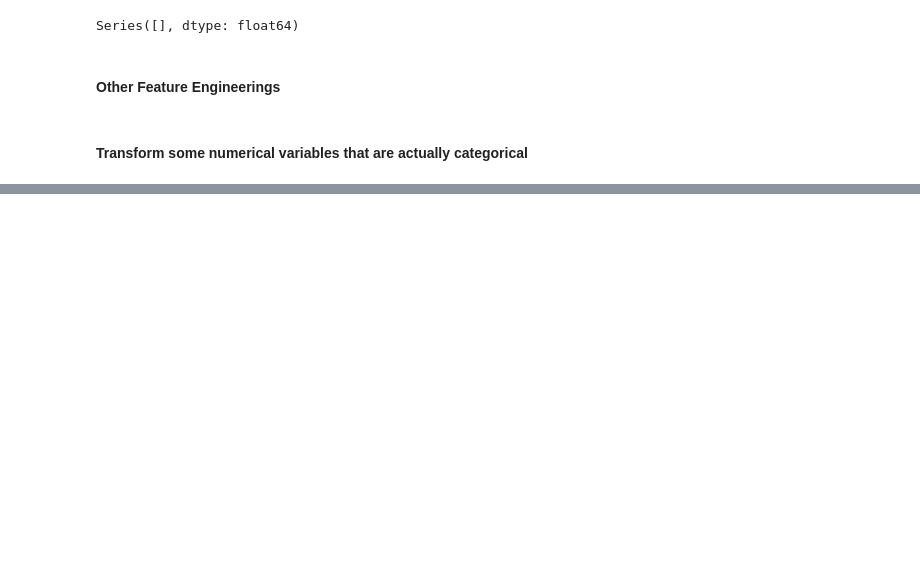
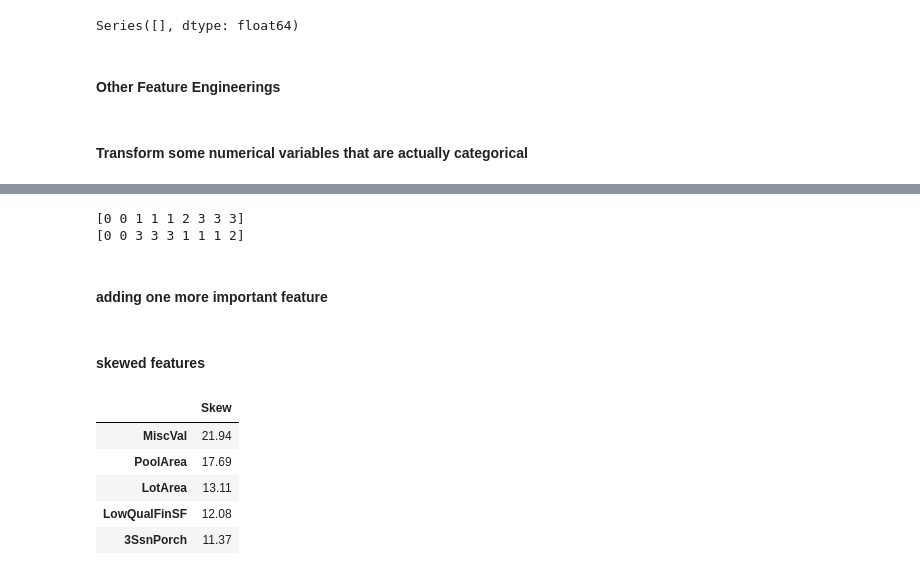
Before and after one commit to PengInGitHub/catboost, a Jupyter notebook: regression_house_price.ipynb, the cells around one changed output, grey strips where cells are left out. Saved outputs shown, nothing was run; the diff lists cells and outputs as text; code cells hidden in the pictures; blank space fills up the shorter version.

```diff
--- a/regression_house_price.ipynb
+++ b/regression_house_price.ipynb
@@ -250,0 +291,19 @@ for col in ['MSSubClass', 'OverallCond', 'YrSold', 'MoSold']:
+# %%
+# LabelEncoder assigns ordinal levels to categorical data
+# test on sklearn.reprocessing.LabelEncoder
+
+# LabelEncoder creates the ordering based on alphabetic ordering of the category
+# this is inconsitant with intutaion:
+# LabelEncoder's ording: Ex: 0, Gd: 2, TA: 4, Fa: 1, Po: 3
+# ording that makes business sense: Ex: 4, Gd: 3, TA: 2, Fa: 1, Po: 0
+
+test = pd.Series(['A', 'A', 'B', 'B', 'B', 'C', 'D', 'D', 'D'])
+le = LabelEncoder()
+print(le.fit_transform(test))
+
+test2 = pd.Series(['A', 'A','D', 'D', 'D', 'B', 'B', 'B', 'C'])
+le = LabelEncoder()
+print(le.fit_transform(test2)) # still alphabetic ordering
+# %% [output]
+[0 0 1 1 1 2 3 3 3]
+[0 0 3 3 3 1 1 1 2]
@@ -250,0 +325,2 @@ for col in ['MSSubClass', 'OverallCond', 'YrSold', 'MoSold']:
+# %% [markdown]
+#### adding one more important feature
@@ -250,0 +330,17 @@ for col in ['MSSubClass', 'OverallCond', 'YrSold', 'MoSold']:
+# %% [markdown]
+#### skewed features
+# %%
+# filter all numerical features
+numeric_features = all_data.dtypes[all_data.dtypes != 'object'].index
+
+# check the skew of all numerical features
+skewed_features = all_data[numeric_features].apply(lambda x: skew(x.dropna())).sort_values(ascending=False)
+skewness = pd.DataFrame({'Skew':skewed_features})
+skewness.head()
+# %% [output]
+|  | Skew |
+| MiscVal | 21.94 |
+| PoolArea | 17.69 |
+| LotArea | 13.11 |
+| LowQualFinSF | 12.08 |
+| 3SsnPorch | 11.37 |
```
Also changed, not shown: parts of 32 cells of this notebook.
